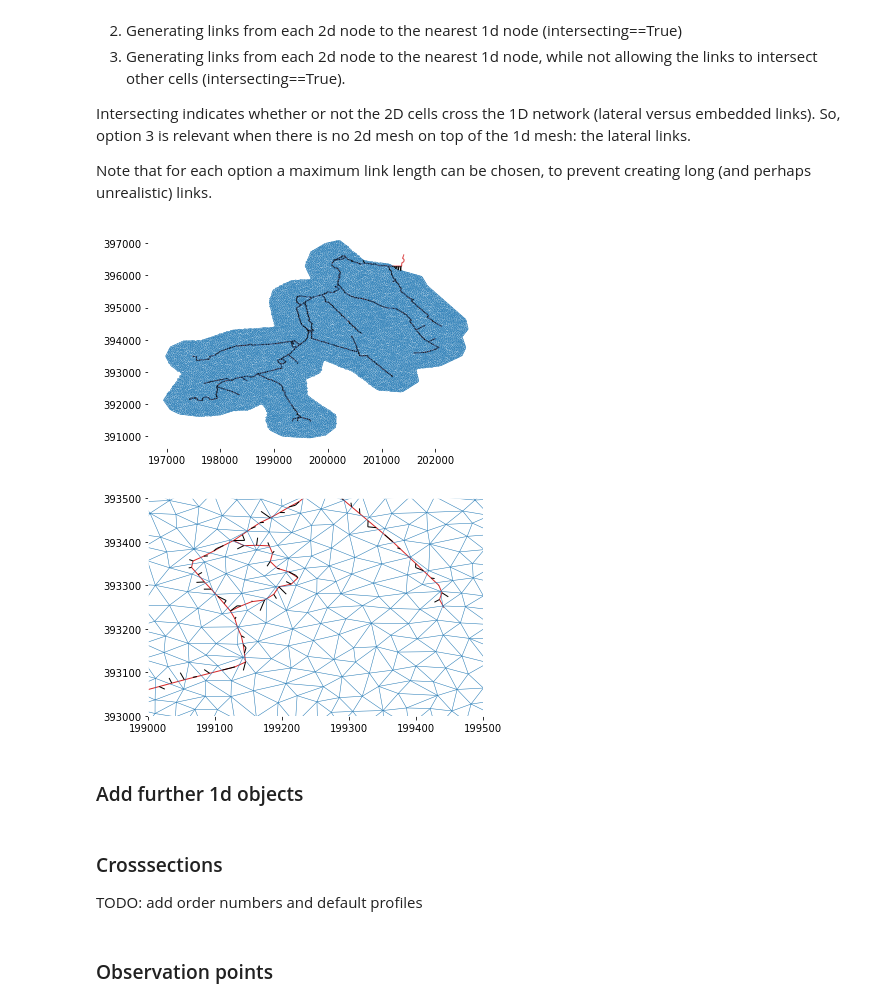
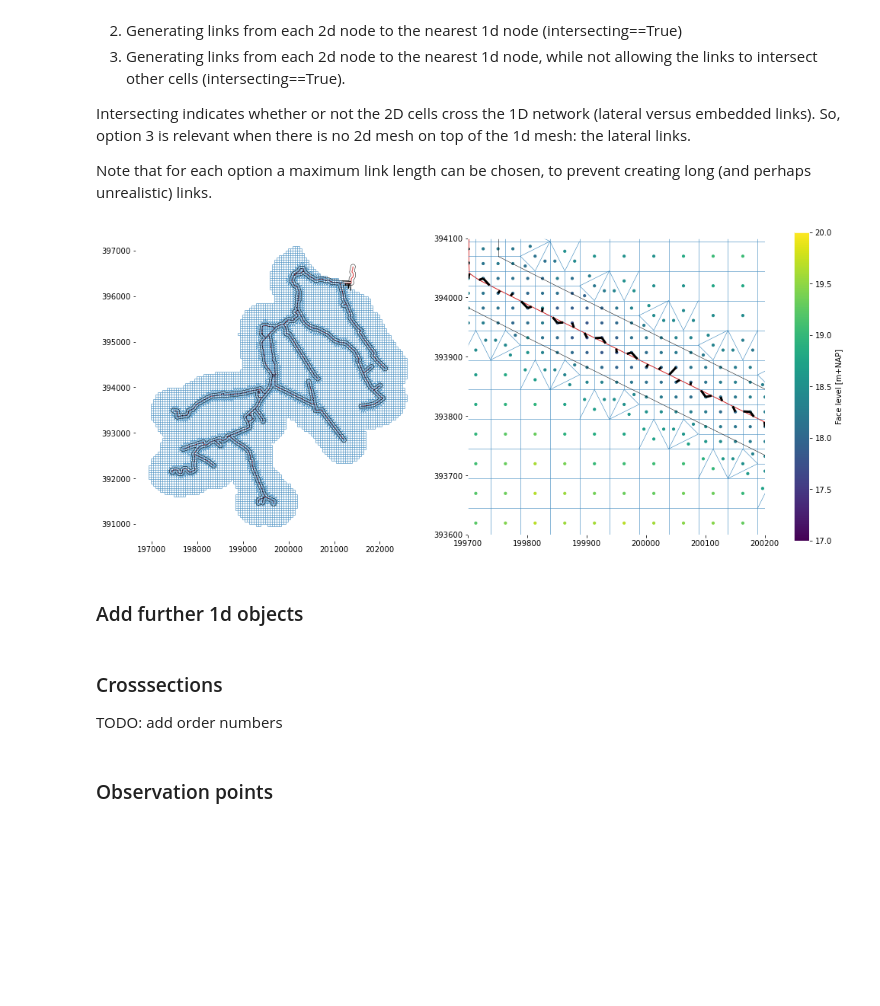
Before and after one commit to Deltares/HYDROLIB, a Jupyter notebook: hydrolib/notebooks/Hydrolib-D-Hydamo_usage_introduction_RRFM.ipynb, the cells around one changed output. Saved outputs shown, nothing was run; the diff lists cells and outputs as text; code cells hidden in the pictures; blank space fills up the shorter version.

Commit message:
Update Hydrolib-D-Hydamo_usage_introduction_RRFM.ipynb
Notebook updated based on code changes.

```diff
--- a/hydrolib/notebooks/Hydrolib-D-Hydamo_usage_introduction_RRFM.ipynb
+++ b/hydrolib/notebooks/Hydrolib-D-Hydamo_usage_introduction_RRFM.ipynb
@@ -364,0 +369,17 @@ mesh.mesh2d_refine(fm.geometry.netfile.network, buffer, 2)
+# %%
+# 2d mesh extent
+extent = gpd.read_file(r"..\tests\data\2D_extent.shp").at[0, "geometry"]
+
+# add triangular mesh within the 2D extent
+network = fm.geometry.netfile.network
+# mesh.mesh2d_add_triangular(network, extent, edge_length=50.0)
+mesh.mesh2d_add_rectilinear(network, extent, dx=50, dy=50)
+print("Nodes before refinement:", network._mesh2d.mesh2d_node_x.size)
+
+# refine around the branches. This does only work for a polygon without holes, so use the exterior
+buffer = Polygon(hydamo.branches.buffer(50.0).unary_union.exterior)
+mesh.mesh2d_refine(network, buffer, 1)
+print("Nodes before refinement:", network._mesh2d.mesh2d_node_x.size)
+
+# add terrain level
+mesh.mesh2d_altitude_from_raster(network, "../tests/data/rasters/AHN_2m_clipped_filled.tif", "face", "mean")
@@ -378,22 +402,39 @@ Note that for each option a maximum link length can be chosen, to prevent creati
 # add 1d2d links
 mesh.links1d2d_add_links_1d_to_2d(fm.geometry.netfile.network)
 # %%
+# %matplotlib qt
+
 network = fm.geometry.netfile.network
-plot_network(network)
-fig, ax = plt.subplots()
-plot_network(network, ax=ax)
-ax.set_xlim(199000,199500)
-ax.set_ylim(393000,393500)
+fig, axs = plt.subplots(figsize=(13.5, 6), ncols=2, constrained_layout=True)
+plot_network(network, ax=axs[0])
+plot_network(network, ax=axs[1], links1d2d_kwargs=dict(lw=3, color="k"))
+for ax in axs:
+    ax.set_aspect(1.0)
+    ax.plot(*buffer.exterior.coords.xy, color="k", lw=0.5)
+axs[0].autoscale_view()
+axs[1].set_xlim(199700, 200200)
+axs[1].set_ylim(393600, 394100)
+
+sc = axs[1].scatter(
+    x=network._mesh2d.mesh2d_face_x,
+    y=network._mesh2d.mesh2d_face_y,
+    c=network._mesh2d.mesh2d_face_z,
+    s=10,
+    vmin=17,
+    vmax=20,
+)
+cb = plt.colorbar(sc, ax=axs[1])
+cb.set_label("Face level [m+NAP]")
+
 plt.show()
 # %% [output]
-[figure, old version]
+[figure, new version]
-[figure, removed]
 # %% [markdown]
 ### Add further 1d objects
 # %% [markdown]
 ### Crosssections
 
-TODO: add order numbers and default profiles
+TODO: add order numbers
 # %%
 hydamo.crosssections.convert.profiles(
     crosssections=hydamo.profile,
```
Also changed, not shown: parts of 39 cells of this notebook.
